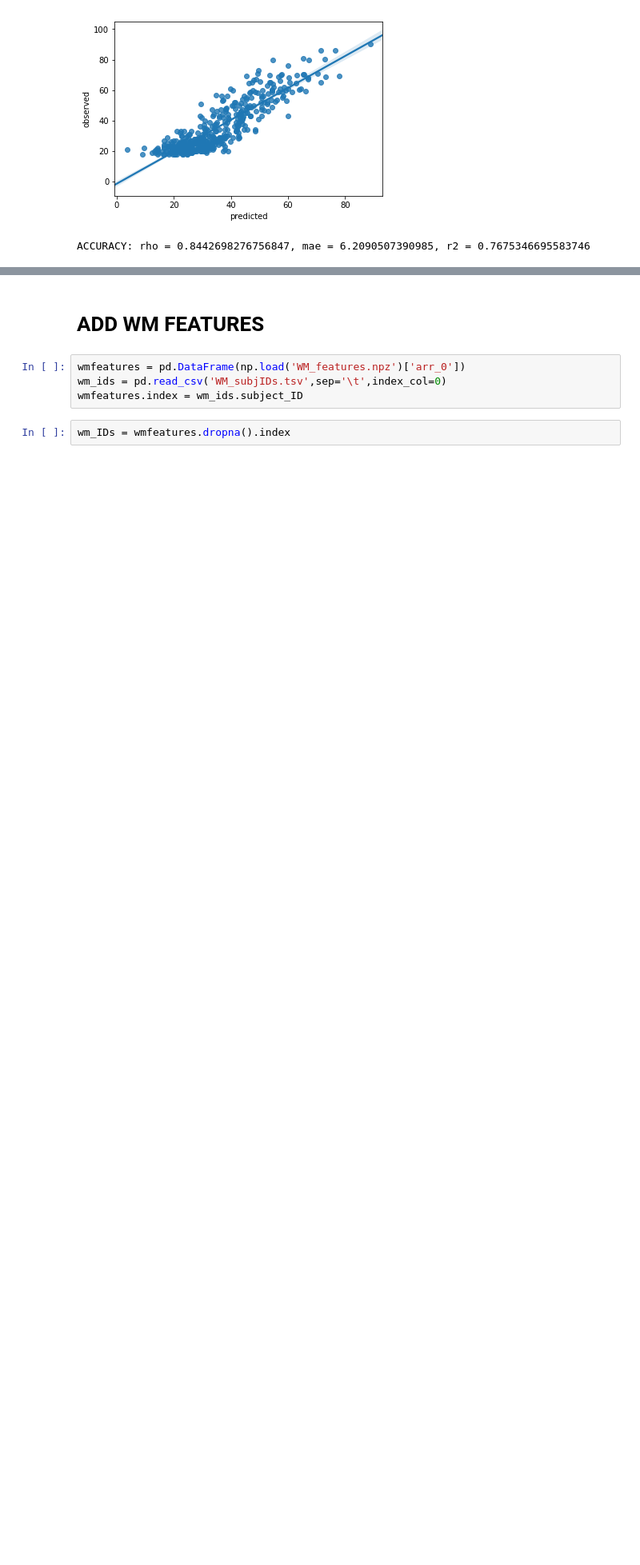
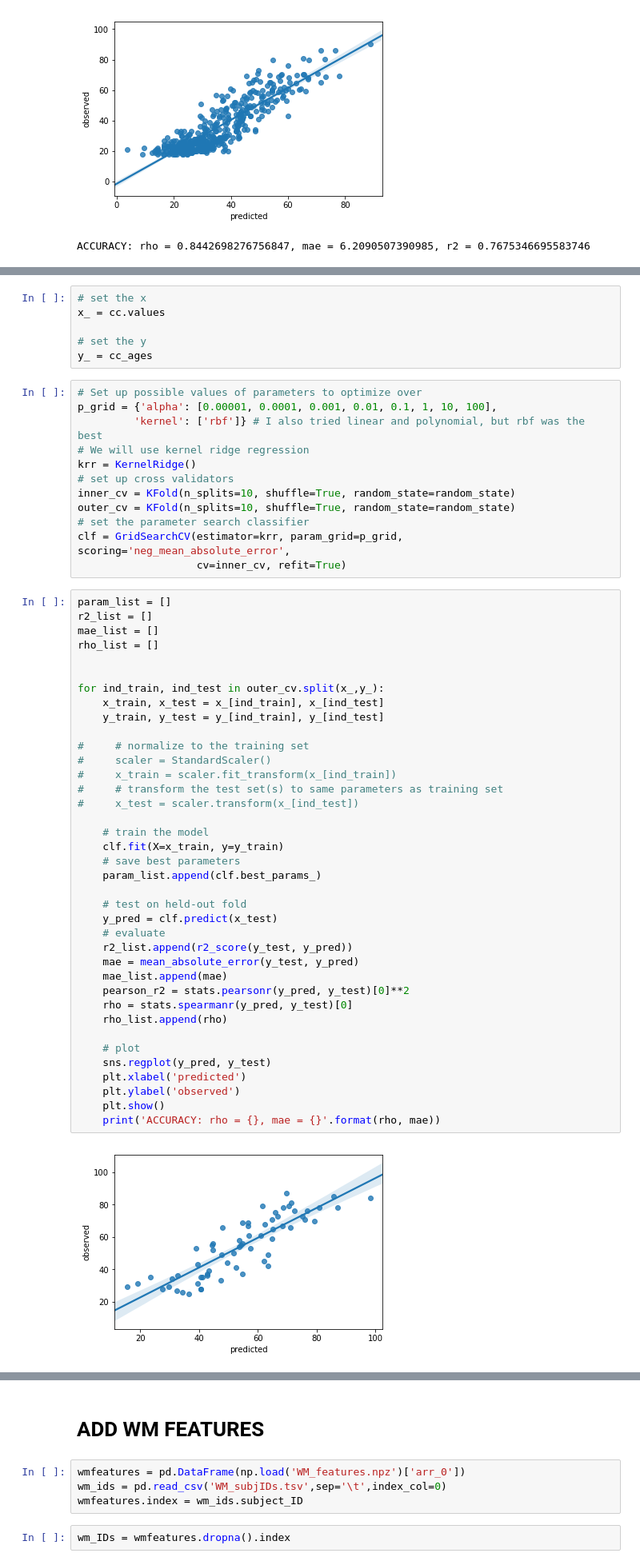
Before and after one commit to SmallHeads/PAC2019-MtRoyal_XValidators, a Jupyter notebook: krr.ipynb, the cells around one changed output, grey strips where cells are left out. Shown at 80% size. Drawn from its saved outputs; the diff is of its cells as text; blank space fills up the shorter version.

```diff
--- a/krr.ipynb
+++ b/krr.ipynb
@@ -200,0 +254,58 @@ ACCURACY: rho = 0.8442698276756847, mae = 6.2090507390985, r2 = 0.76753466955837
+# %%
+# set the x
+x_ = cc.values
+
+# set the y
+y_ = cc_ages
+# %%
+# Set up possible values of parameters to optimize over
+p_grid = {'alpha': [0.00001, 0.0001, 0.001, 0.01, 0.1, 1, 10, 100],
+         'kernel': ['rbf']} # I also tried linear and polynomial, but rbf was the best
+# We will use kernel ridge regression
+krr = KernelRidge()
+# set up cross validators
+inner_cv = KFold(n_splits=10, shuffle=True, random_state=random_state)
+outer_cv = KFold(n_splits=10, shuffle=True, random_state=random_state)
+# set the parameter search classifier
+clf = GridSearchCV(estimator=krr, param_grid=p_grid, scoring='neg_mean_absolute_error',
+                   cv=inner_cv, refit=True)
+# %%
+param_list = []
+r2_list = []
+mae_list = []
+rho_list = []
+
+
+for ind_train, ind_test in outer_cv.split(x_,y_):
+    x_train, x_test = x_[ind_train], x_[ind_test]
+    y_train, y_test = y_[ind_train], y_[ind_test]
+
+#     # normalize to the training set
+#     scaler = StandardScaler()
+#     x_train = scaler.fit_transform(x_[ind_train])
+#     # transform the test set(s) to same parameters as training set
+#     x_test = scaler.transform(x_[ind_test])
+
+    # train the model
+    clf.fit(X=x_train, y=y_train)
+    # save best parameters
+    param_list.append(clf.best_params_)
+
+    # test on held-out fold
+    y_pred = clf.predict(x_test)
+    # evaluate
+    r2_list.append(r2_score(y_test, y_pred))
+    mae = mean_absolute_error(y_test, y_pred)
+    mae_list.append(mae)
+    pearson_r2 = stats.pearsonr(y_pred, y_test)[0]**2
+    rho = stats.spearmanr(y_pred, y_test)[0]
+    rho_list.append(rho)
+
+    # plot
+    sns.regplot(y_pred, y_test)
+    plt.xlabel('predicted')
+    plt.ylabel('observed')
+    plt.show()
+    print('ACCURACY: rho = {}, mae = {}'.format(rho, mae))
+# %% [output]
+[figure, added]
```
Also changed, not shown: parts of 54 cells of this notebook.
